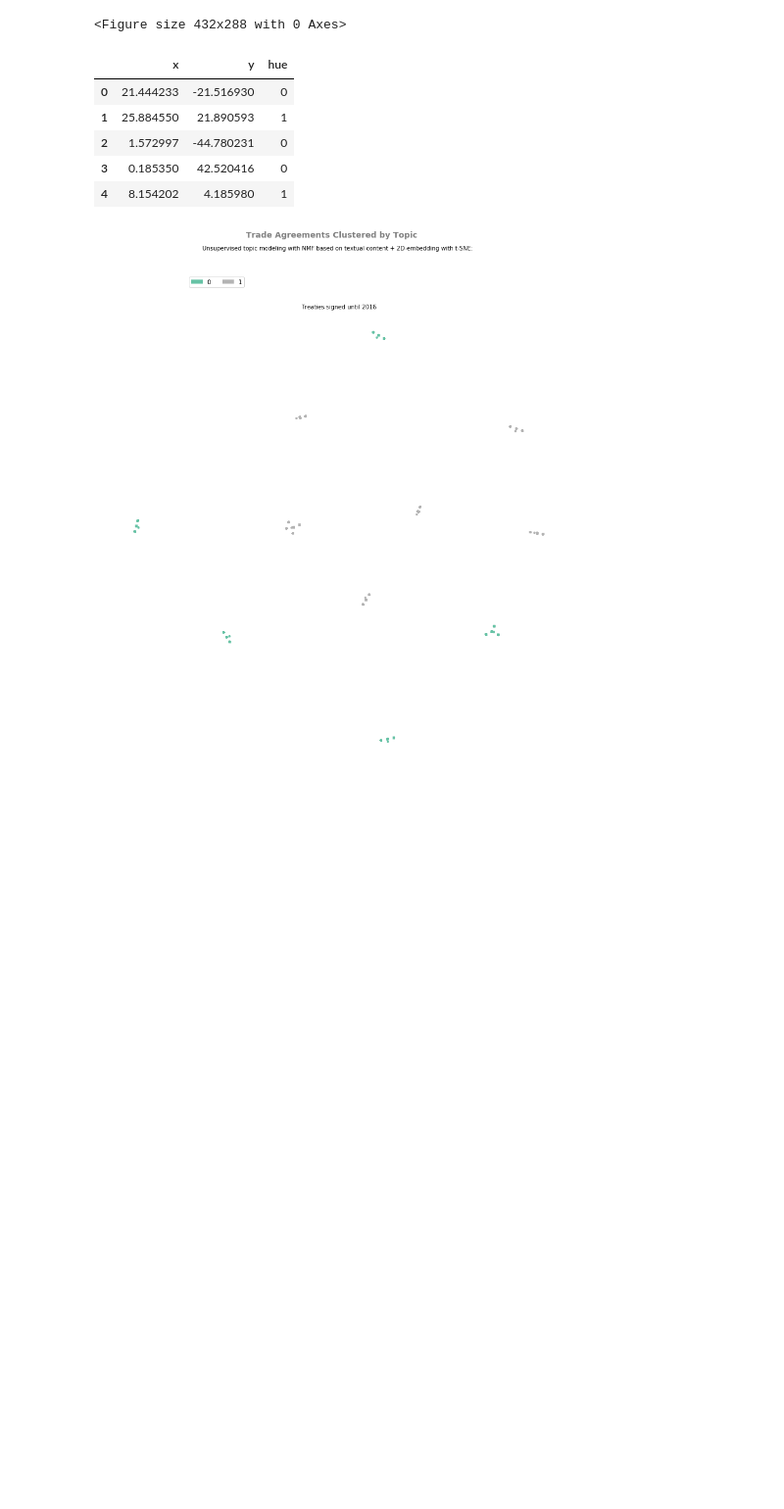
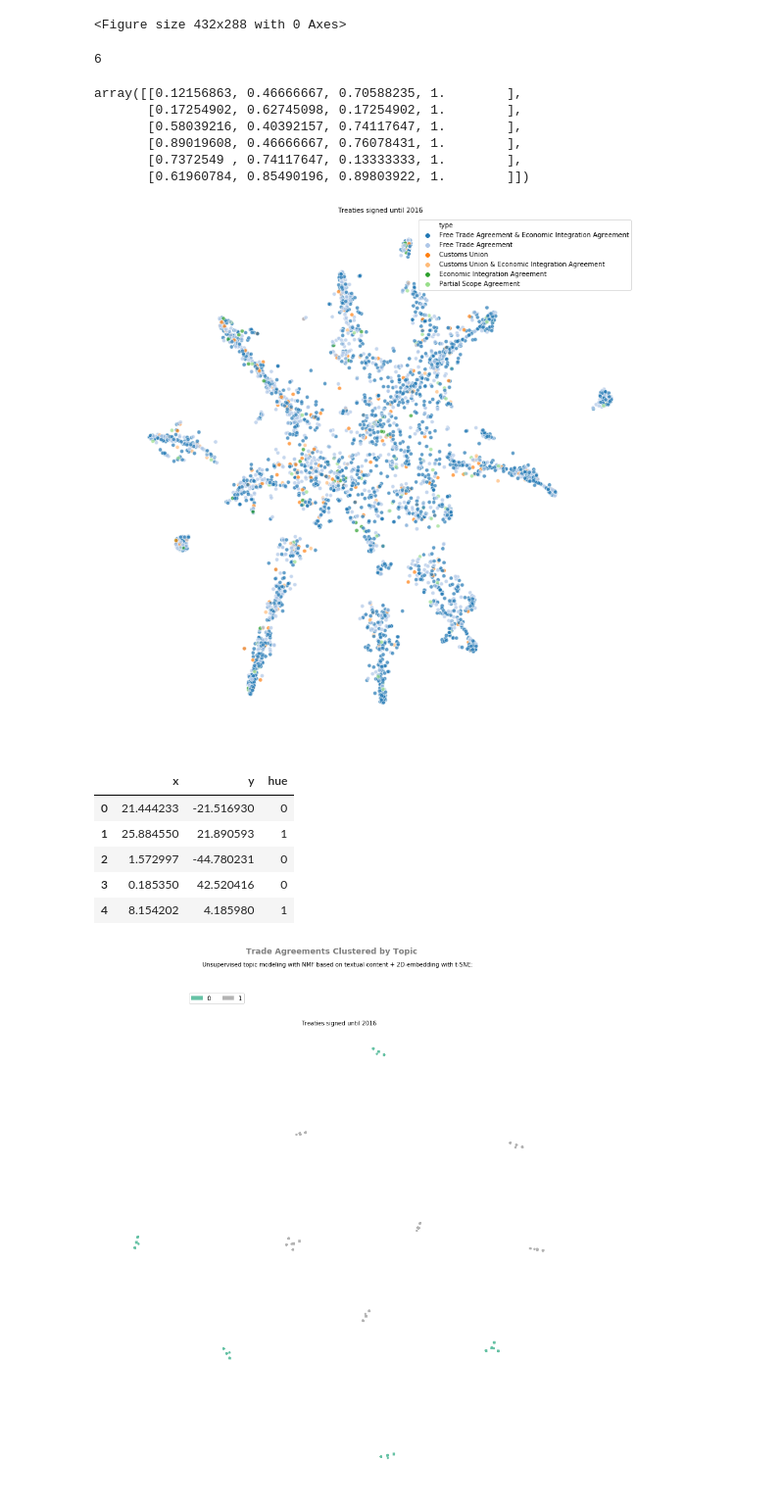
Before and after one commit to OllieFord/DS4D-Trade-Agreement-Project, a Jupyter notebook: Visualisations/ChapterClustering.ipynb, the cells around one changed output. Shown: that part at 98% size. Cells and saved outputs as stored; diff of their text form; code cells hidden in the pictures; blank space fills up the shorter version.

```diff
--- a/Visualisations/ChapterClustering.ipynb
+++ b/Visualisations/ChapterClustering.ipynb
@@ -131,7 +131,7 @@ def xml2list_chapters(file):
 
     date_agree = root[0].find('date_into_force')
     if date_agree.text == None:
-        date_agree = 0
+        date_agree = 1948
     else:
 #     print(date_agree.text)
         date_agree = int(date_agree.text.split('-')[0])
@@ -203,6 +203,14 @@ textdf.head()
 | 2 | trade in goods\nfor the purposes ... | Free Trade Agreement & Economic I... | en | 2007 |
 | 3 | rules of origin\nfor the purposes... | Free Trade Agreement & Economic I... | en | 2007 |
 | 4 | customs procedures\n1. this chapt... | Free Trade Agreement & Economic I... | en | 2007 |
+# %%
+x= list(textdf.year)
+n_i = []
+for i in x:
+    i = (i - min(x)) / (max(x) - min(x))
+    n_i.append(i)
+n_i
+textdf["opacity"] = n_i
 # %%
 dfcols, null = xml2list(PATH + files[3])
 totadf = pd.DataFrame(columns=dfcols)
@@ -338,5 +308,42 @@ plt.savefig(f'ToTa_Chapters_20_.png', format='png', dpi=200)
 # %% [output]
 <Figure size 432x288 with 0 Axes>
+# %%
+len(textdf.type.unique())
+# %% [output]
+6
+# %%
+color_list
+# %% [output]
+array([[0.12156863, 0.46666667, 0.70588235, 1.        ],
+       [0.17254902, 0.62745098, 0.17254902, 1.        ],
+       [0.58039216, 0.40392157, 0.74117647, 1.        ],
+       [0.89019608, 0.46666667, 0.76078431, 1.        ],
+       [0.7372549 , 0.74117647, 0.13333333, 1.        ],
+       [0.61960784, 0.85490196, 0.89803922, 1.        ]])
+# %%
+# color_list = plt.cm.tab20(np.linspace(0, 1, len(textdf.type.unique())))
+
+
+# color = [r,g,b, a]
+legend_list = []
+
+# for i in range(len(topics)):
+#     color = color_list[i]
+#     legend_list.append(mpatches.Ellipse((0, 0), 1, 1, fc=color))
+
+
+fig, axs = plt.subplots(figsize=(14, 15), facecolor='w', edgecolor='k')
+fig.subplots_adjust(hspace = .1, wspace=0)
+data=tsne_embedding
+
+scatter = sns.scatterplot(data=data, x='x',y='y', hue='type', palette='tab20',alpha=0.7)
+axs.set_title('Treaties signed until {}'.format(year),**{'fontsize':'10'})
+axs.axis('off')
+
+#     fig.legend(legend_list, topics, loc=(0.2,0.89), ncol=5)
+plt.subplots_adjust(top=0.85)
+# %% [output]
+[figure, added]
 # %%
 # tsne_embedding.head()
 # %% [output]
```
Also changed, not shown: parts of 2 cells of this notebook, 1 other file.
